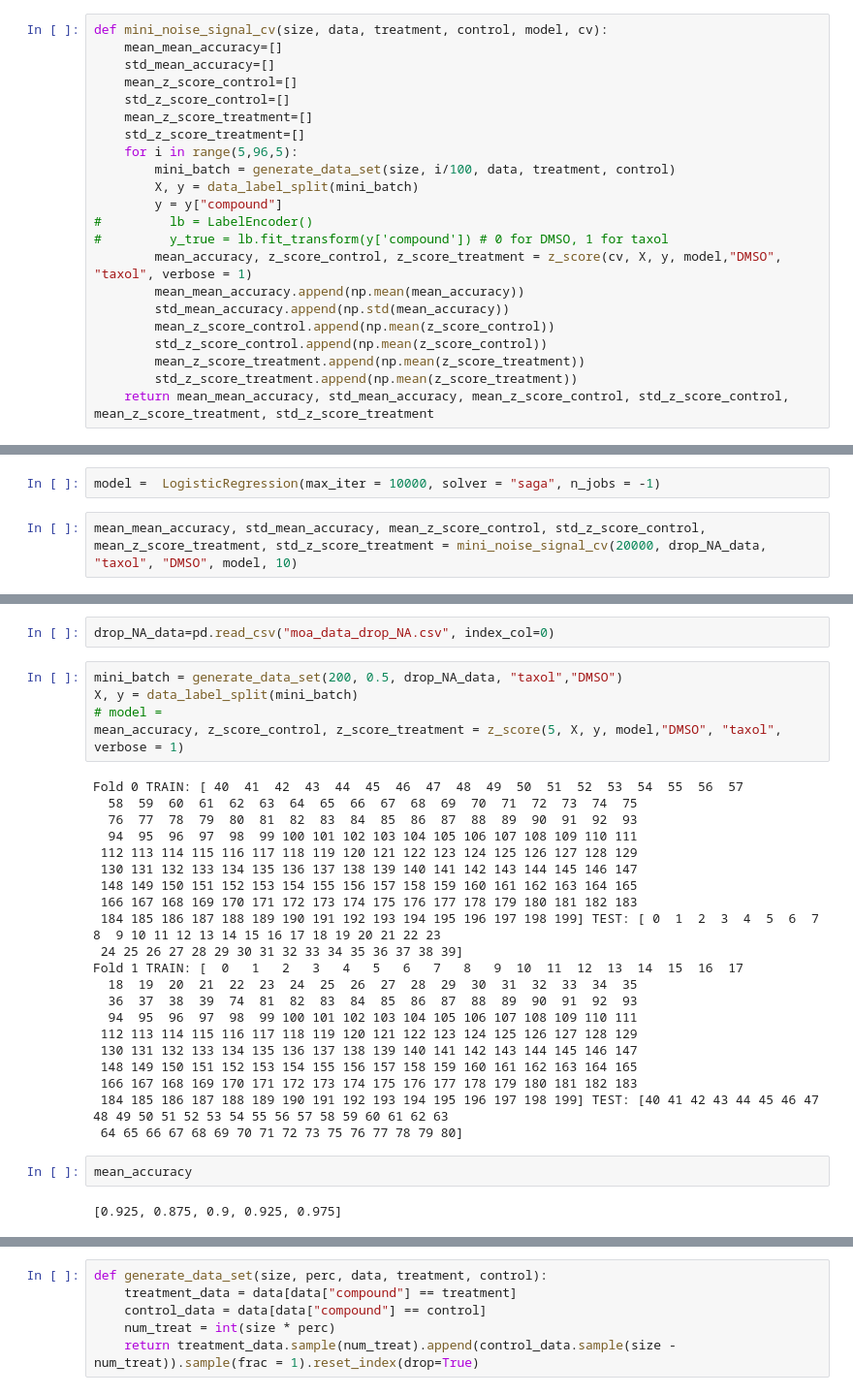
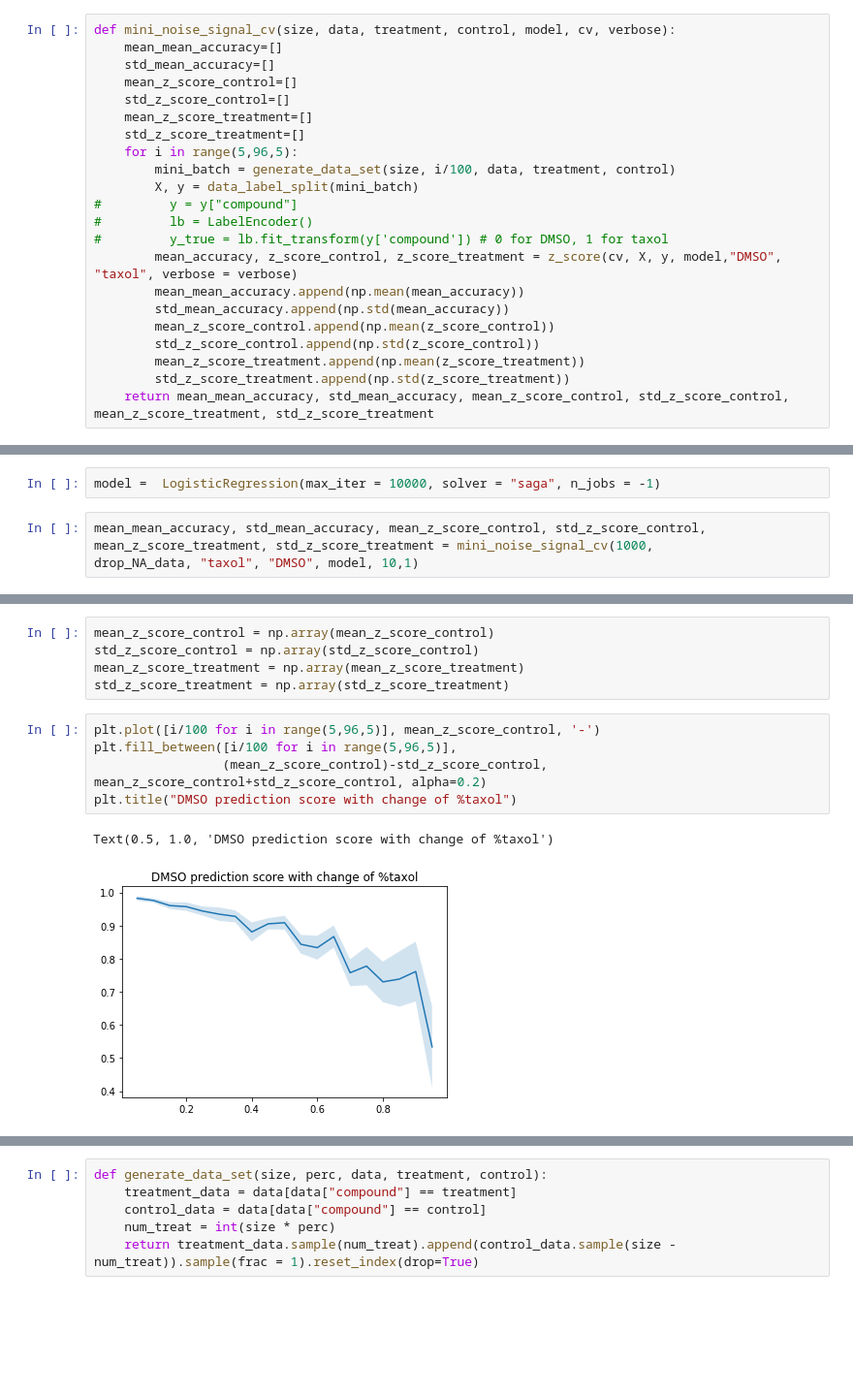
Before and after one commit to RenlyH/AttentionSet-cell-painting, a Jupyter notebook: baseline_exp-Copy1.ipynb, the cells around one changed output, grey strips where cells are left out. Shown at 97% size. Drawn from its saved outputs; the diff is of its cells as text; blank space fills up the shorter version.

```diff
--- a/baseline_exp-Copy1.ipynb
+++ b/baseline_exp-Copy1.ipynb
@@ -42,7 +42,7 @@ def z_score(splits, X, y, model, control = 0, treatment = 1, verbose = 0):
             mean_accuracy.append(lgs.score(X_test, y_test))
     return mean_accuracy, z_score_control, z_score_treatment
 # %%
-def mini_noise_signal_cv(size, data, treatment, control, model, cv):
+def mini_noise_signal_cv(size, data, treatment, control, model, cv, verbose):
     mean_mean_accuracy=[]
     std_mean_accuracy=[]
     mean_z_score_control=[]
@@ -52,14 +52,14 @@ def mini_noise_signal_cv(size, data, treatment, control, model, cv):
     for i in range(5,96,5):
         mini_batch = generate_data_set(size, i/100, data, treatment, control)
         X, y = data_label_split(mini_batch)
-        y = y["compound"]
+#         y = y["compound"]
 #         lb = LabelEncoder()
 #         y_true = lb.fit_transform(y['compound']) # 0 for DMSO, 1 for taxol
-        mean_accuracy, z_score_control, z_score_treatment = z_score(cv, X, y, model,"DMSO", "taxol", verbose = 1)
+        mean_accuracy, z_score_control, z_score_treatment = z_score(cv, X, y, model,"DMSO", "taxol", verbose = verbose)
         mean_mean_accuracy.append(np.mean(mean_accuracy))
         std_mean_accuracy.append(np.std(mean_accuracy))
         mean_z_score_control.append(np.mean(z_score_control))
-        std_z_score_control.append(np.mean(z_score_control))
+        std_z_score_control.append(np.std(z_score_control))
         mean_z_score_treatment.append(np.mean(z_score_treatment))
-        std_z_score_treatment.append(np.mean(z_score_treatment))
+        std_z_score_treatment.append(np.std(z_score_treatment))
     return mean_mean_accuracy, std_mean_accuracy, mean_z_score_control, std_z_score_control, mean_z_score_treatment, std_z_score_treatment
@@ -66,5 +70,6 @@ def mini_noise_signal_cv(size, data, treatment, control, model, cv):
 # %%
 model =  LogisticRegression(max_iter = 10000, solver = "saga", n_jobs = -1)
 # %%
-mean_mean_accuracy, std_mean_accuracy, mean_z_score_control, std_z_score_control, mean_z_score_treatment, std_z_score_treatment = mini_noise_signal_cv(20000, drop_NA_data, "taxol", "DMSO", model, 10)
+mean_mean_accuracy, std_mean_accuracy, mean_z_score_control, std_z_score_control, mean_z_score_treatment, std_z_score_treatment = mini_noise_signal_cv(1000,
+drop_NA_data, "taxol", "DMSO", model, 10,1)
 # %% [output]
@@ -72,32 +93,13 @@ Fold 0 TRAIN: [ 1626  1631  1634 ... 19997 19998 19999] TEST: [   0    1    2 ..
-# %%
-drop_NA_data=pd.read_csv("moa_data_drop_NA.csv", index_col=0)
-# %%
-mini_batch = generate_data_set(200, 0.5, drop_NA_data, "taxol","DMSO")
-X, y = data_label_split(mini_batch)
-# model =
-mean_accuracy, z_score_control, z_score_treatment = z_score(5, X, y, model,"DMSO", "taxol", verbose = 1)
-# %% [output]
-Fold 0 TRAIN: [ 40  41  42  43  44  45  46  47  48  49  50  51  52  53  54  55  56  57
-  58  59  60  61  62  63  64  65  66  67  68  69  70  71  72  73  74  75
-  76  77  78  79  80  81  82  83  84  85  86  87  88  89  90  91  92  93
-  94  95  96  97  98  99 100 101 102 103 104 105 106 107 108 109 110 111
- 112 113 114 115 116 117 118 119 120 121 122 123 124 125 126 127 128 129
- 130 131 132 133 134 135 136 137 138 139 140 141 142 143 144 145 146 147
- 148 149 150 151 152 153 154 155 156 157 158 159 160 161 162 163 164 165
- 166 167 168 169 170 171 172 173 174 175 176 177 178 179 180 181 182 183
- 184 185 186 187 188 189 190 191 192 193 194 195 196 197 198 199] TEST: [ 0  1  2  3  4  5  6  7  8  9 10 11 12 13 14 15 16 17 18 19 20 21 22 23
- 24 25 26 27 28 29 30 31 32 33 34 35 36 37 38 39]
-Fold 1 TRAIN: [  0   1   2   3   4   5   6   7   8   9  10  11  12  13  14  15  16  17
-  18  19  20  21  22  23  24  25  26  27  28  29  30  31  32  33  34  35
-  36  37  38  39  74  81  82  83  84  85  86  87  88  89  90  91  92  93
-  94  95  96  97  98  99 100 101 102 103 104 105 106 107 108 109 110 111
- 112 113 114 115 116 117 118 119 120 121 122 123 124 125 126 127 128 129
- 130 131 132 133 134 135 136 137 138 139 140 141 142 143 144 145 146 147
- 148 149 150 151 152 153 154 155 156 157 158 159 160 161 162 163 164 165
- 166 167 168 169 170 171 172 173 174 175 176 177 178 179 180 181 182 183
- 184 185 186 187 188 189 190 191 192 193 194 195 196 197 198 199] TEST: [40 41 42 43 44 45 46 47 48 49 50 51 52 53 54 55 56 57 58 59 60 61 62 63
- 64 65 66 67 68 69 70 71 72 73 75 76 77 78 79 80]
-# %%
-mean_accuracy
-# %% [output]
-[0.925, 0.875, 0.9, 0.925, 0.975]
+# %%
+mean_z_score_control = np.array(mean_z_score_control)
+std_z_score_control = np.array(std_z_score_control)
+mean_z_score_treatment = np.array(mean_z_score_treatment)
+std_z_score_treatment = np.array(std_z_score_treatment)
+# %%
+plt.plot([i/100 for i in range(5,96,5)], mean_z_score_control, '-')
+plt.fill_between([i/100 for i in range(5,96,5)],
+                 (mean_z_score_control)-std_z_score_control, mean_z_score_control+std_z_score_control, alpha=0.2)
+plt.title("DMSO prediction score with change of %taxol")
+# %% [output]
+Text(0.5, 1.0, 'DMSO prediction score with change of %taxol')
+[figure, added]
```
Also changed, not shown: parts of 7 cells of this notebook, 2 other files.
